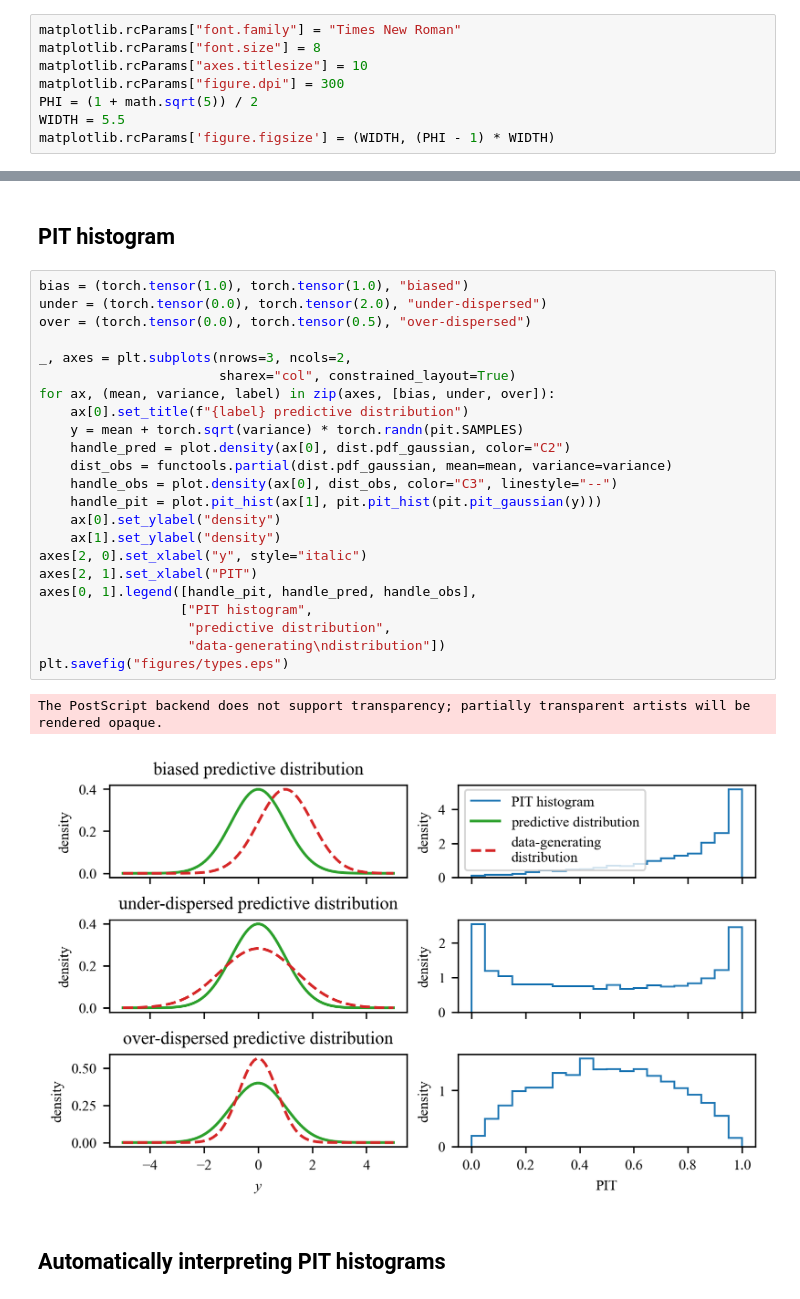
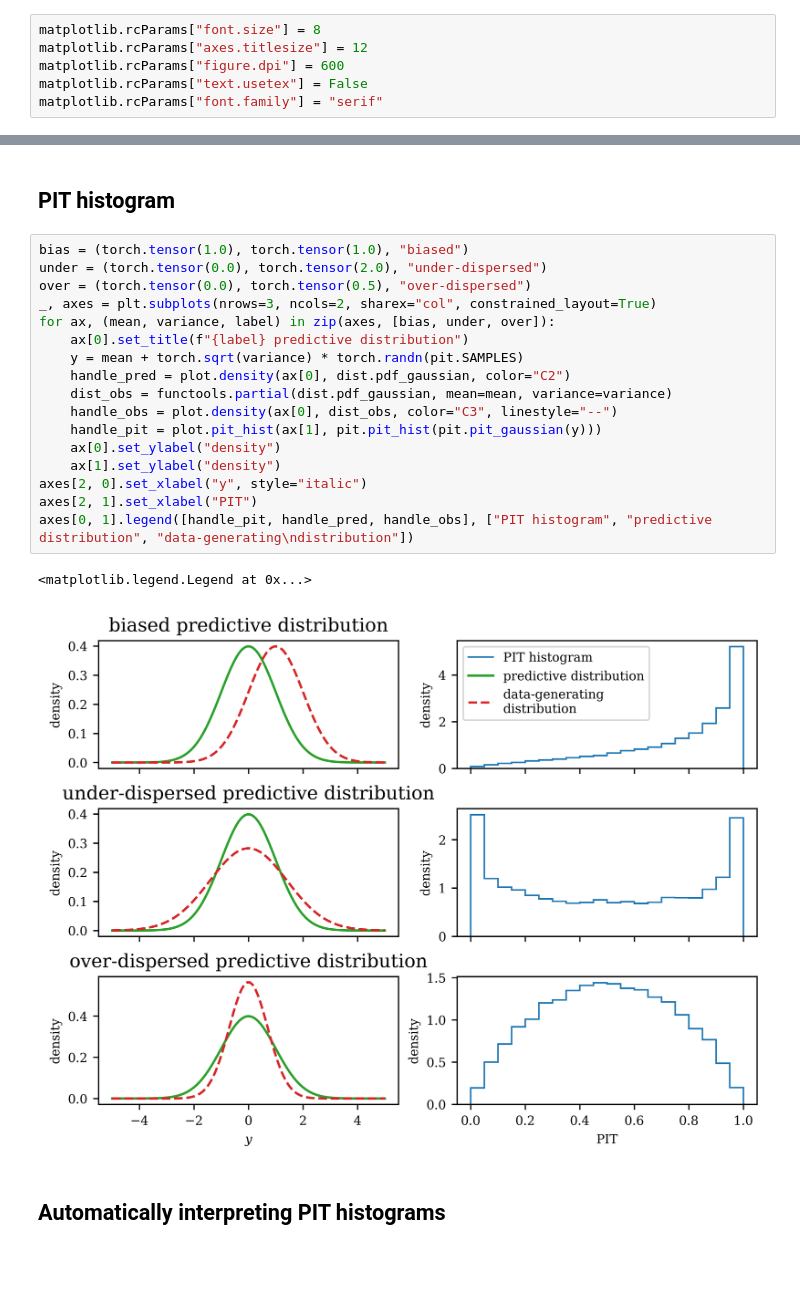
Before and after one commit to podondra/calibration, a Jupyter notebook: experiment.ipynb, the cells around one changed output, grey strips where cells are left out. Cells and saved outputs as stored; diff of their text form; blank space fills up the shorter version.

```diff
--- a/experiment.ipynb
+++ b/experiment.ipynb
@@ -21,13 +21,11 @@ from calibration import method
 from calibration import pit
 from calibration import plot
 # %%
-matplotlib.rcParams["font.family"] = "Times New Roman"
 matplotlib.rcParams["font.size"] = 8
-matplotlib.rcParams["axes.titlesize"] = 10
-matplotlib.rcParams["figure.dpi"] = 300
-PHI = (1 + math.sqrt(5)) / 2
-WIDTH = 5.5
-matplotlib.rcParams['figure.figsize'] = (WIDTH, (PHI - 1) * WIDTH)
+matplotlib.rcParams["axes.titlesize"] = 12
+matplotlib.rcParams["figure.dpi"] = 600
+matplotlib.rcParams["text.usetex"] = False
+matplotlib.rcParams["font.family"] = "serif"
 # %%
 def param2pdf(weight, mean, variance):
     return lambda x: dist.pdf_gaussian_mixture(x, weight, mean, variance)
@@ -42,29 +40,23 @@ def y2pdf(w, s, v1, v2):
 # %%
 bias = (torch.tensor(1.0), torch.tensor(1.0), "biased")
 under = (torch.tensor(0.0), torch.tensor(2.0), "under-dispersed")
 over = (torch.tensor(0.0), torch.tensor(0.5), "over-dispersed")
-
-_, axes = plt.subplots(nrows=3, ncols=2,
-                       sharex="col", constrained_layout=True)
+_, axes = plt.subplots(nrows=3, ncols=2, sharex="col", constrained_layout=True)
 for ax, (mean, variance, label) in zip(axes, [bias, under, over]):
     ax[0].set_title(f"{label} predictive distribution")
     y = mean + torch.sqrt(variance) * torch.randn(pit.SAMPLES)
     handle_pred = plot.density(ax[0], dist.pdf_gaussian, color="C2")
     dist_obs = functools.partial(dist.pdf_gaussian, mean=mean, variance=variance)
     handle_obs = plot.density(ax[0], dist_obs, color="C3", linestyle="--")
     handle_pit = plot.pit_hist(ax[1], pit.pit_hist(pit.pit_gaussian(y)))
     ax[0].set_ylabel("density")
     ax[1].set_ylabel("density")
 axes[2, 0].set_xlabel("y", style="italic")
 axes[2, 1].set_xlabel("PIT")
-axes[0, 1].legend([handle_pit, handle_pred, handle_obs],
-                  ["PIT histogram",
-                   "predictive distribution",
-                   "data-generating\ndistribution"])
-plt.savefig("figures/types.eps")
+axes[0, 1].legend([handle_pit, handle_pred, handle_obs], ["PIT histogram", "predictive distribution", "data-generating\ndistribution"])
 # %% [output]
-The PostScript backend does not support transparency; partially transparent artists will be rendered opaque.
+<matplotlib.legend.Legend at 0x...>
-[figure, old version]
+[figure, new version]
 # %% [markdown]
 ## Automatically interpreting PIT histograms
 # %%
```
Also changed, not shown: parts of 31 cells of this notebook, 4 other files.
